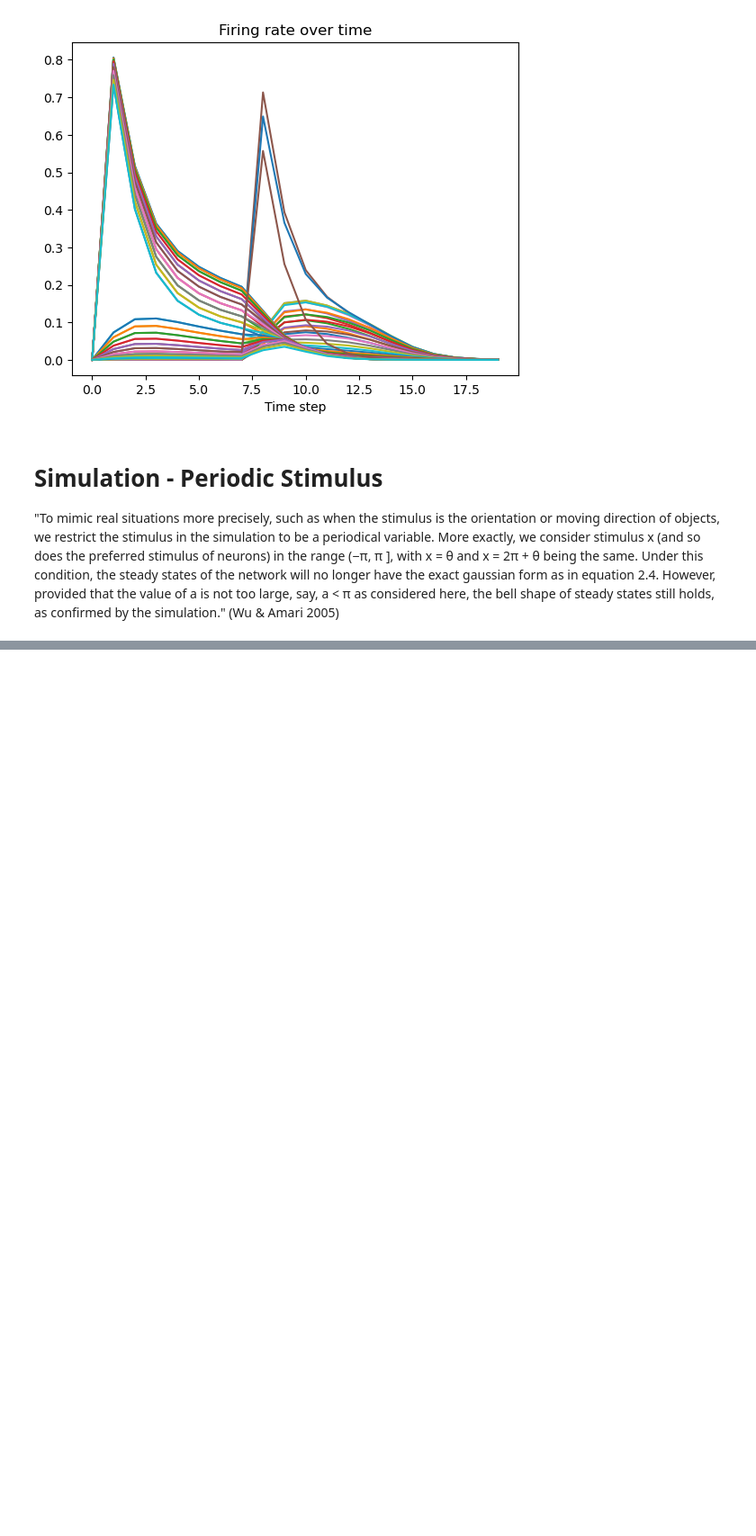
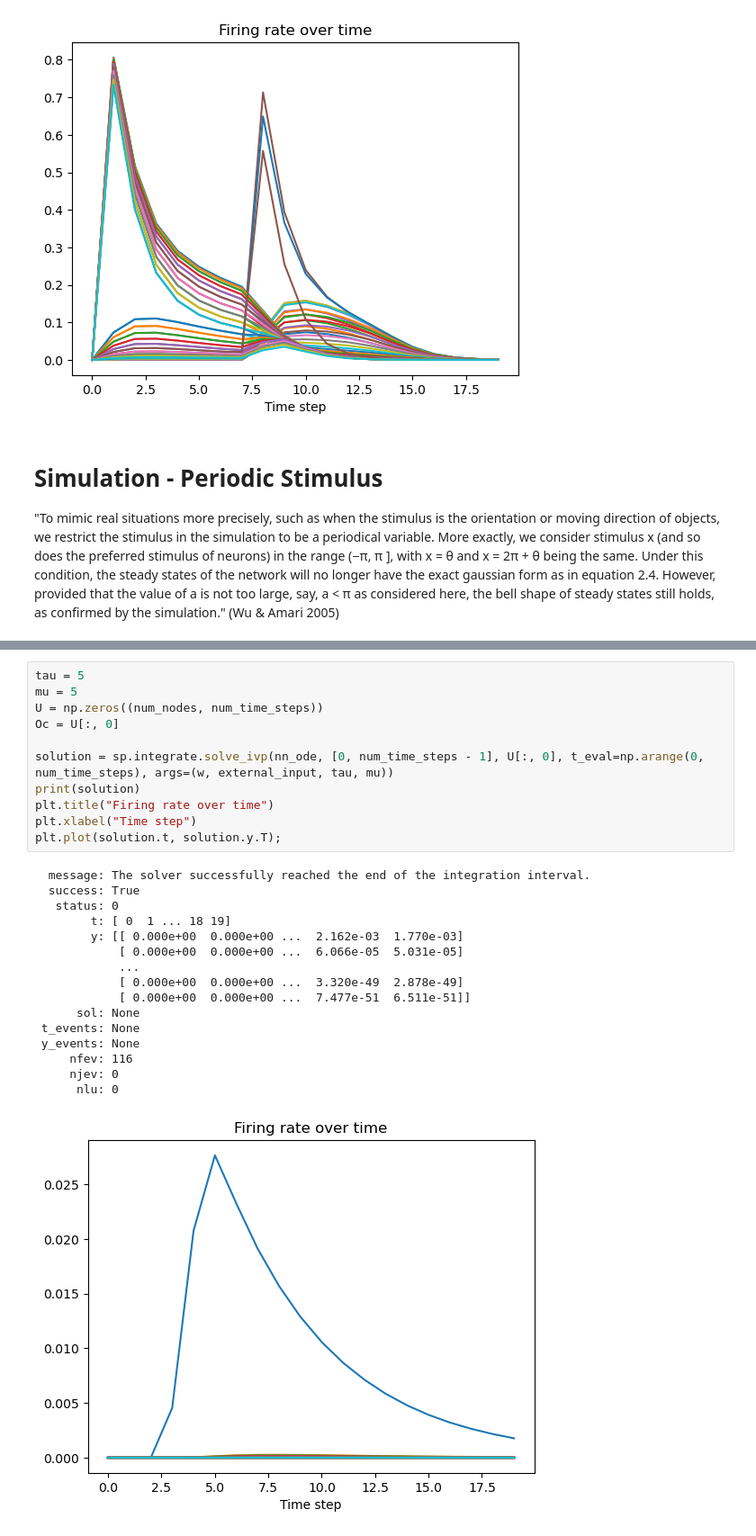
Before and after one commit to michealrm/Trappenberg_CAAN, a Jupyter notebook: caan_simulation.ipynb, the cells around one changed output, grey strips where cells are left out. Shown: that part at 90% size. Drawn from its saved outputs; the diff is of its cells as text; blank space fills up the shorter version.

```diff
--- a/caan_simulation.ipynb
+++ b/caan_simulation.ipynb
@@ -107,0 +135,28 @@ plt.show();
+# %%
+tau = 5
+mu = 5
+U = np.zeros((num_nodes, num_time_steps))
+Oc = U[:, 0]
+
+solution = sp.integrate.solve_ivp(nn_ode, [0, num_time_steps - 1], U[:, 0], t_eval=np.arange(0, num_time_steps), args=(w, external_input, tau, mu))
+print(solution)
+plt.title("Firing rate over time")
+plt.xlabel("Time step")
+plt.plot(solution.t, solution.y.T);
+# %% [output]
+  message: The solver successfully reached the end of the integration interval.
+  success: True
+   status: 0
+        t: [ 0  1 ... 18 19]
+        y: [[ 0.000e+00  0.000e+00 ...  2.162e-03  1.770e-03]
+            [ 0.000e+00  0.000e+00 ...  6.066e-05  5.031e-05]
+            ...
+            [ 0.000e+00  0.000e+00 ...  3.320e-49  2.878e-49]
+            [ 0.000e+00  0.000e+00 ...  7.477e-51  6.511e-51]]
+      sol: None
+ t_events: None
+ y_events: None
+     nfev: 116
+     njev: 0
+      nlu: 0
+[figure, added]
```
Also changed, not shown: parts of 4 cells of this notebook, 1 other file.
